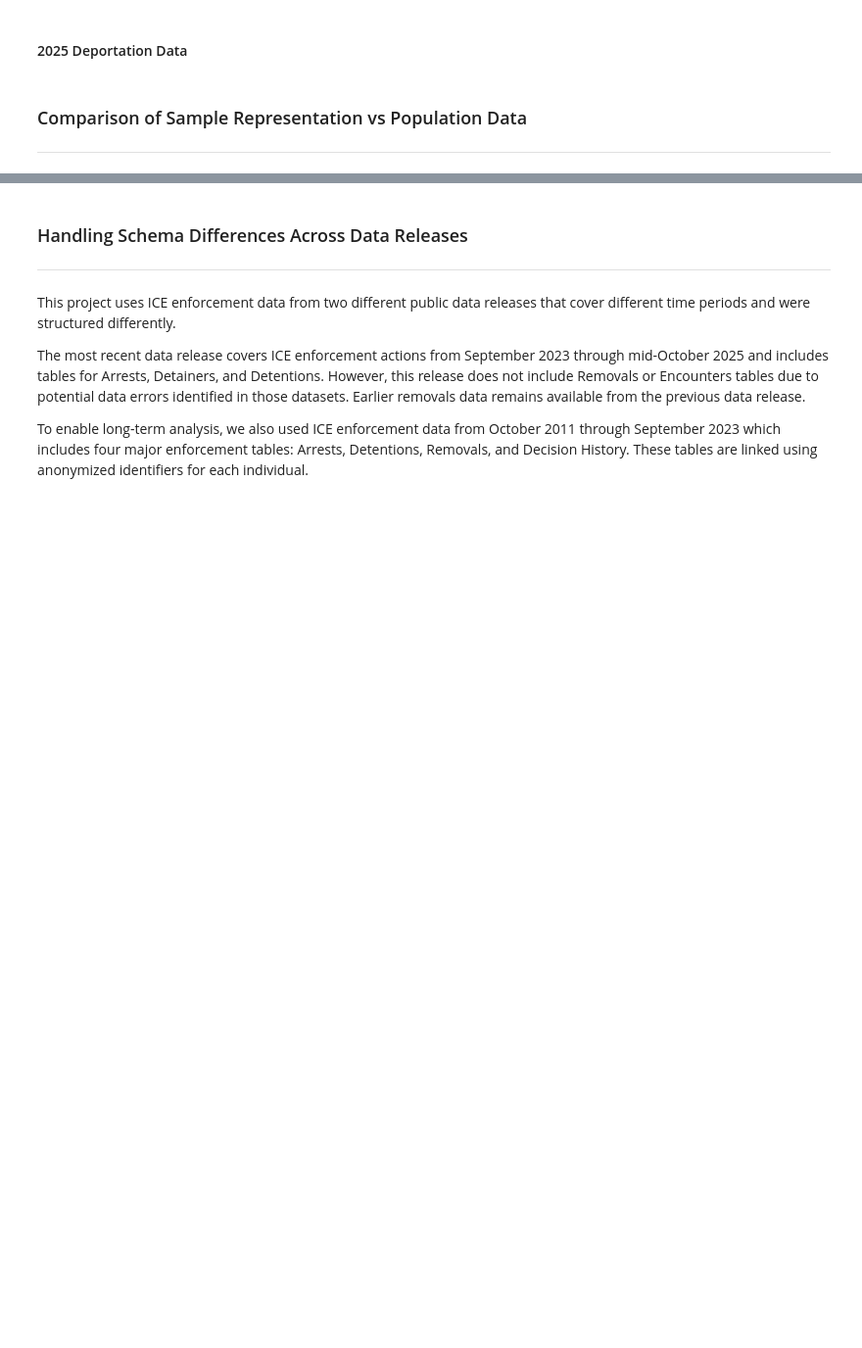
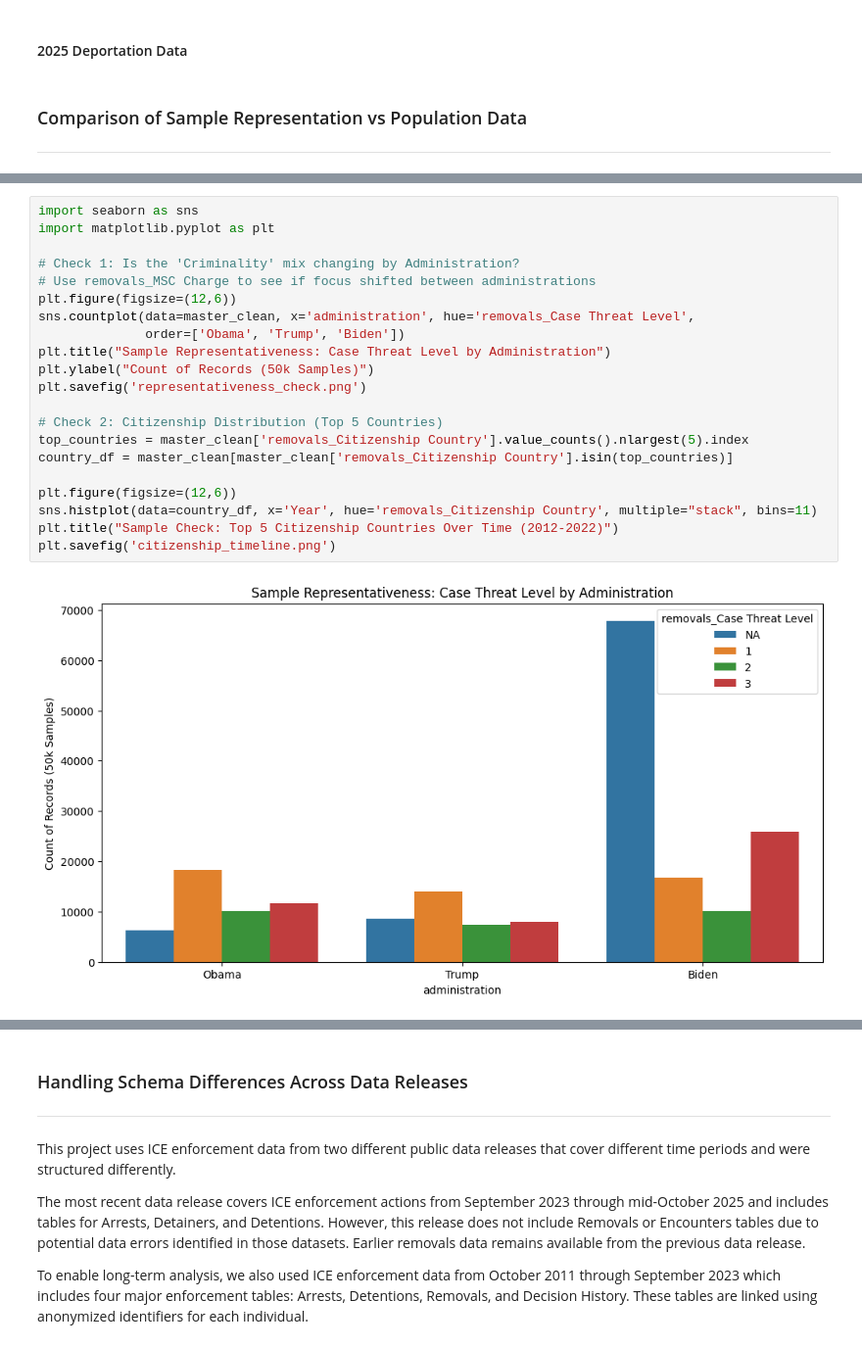
Before and after one commit to emilynnguyen1/ICE-Outcomes, a Jupyter notebook: notebooks/Cleaning-Data.ipynb, the cells around one changed output, grey strips where cells are left out. Shown at 98% size. Saved outputs shown, nothing was run; the diff lists cells and outputs as text; blank space fills up the shorter version.

Commit message:
Comparison of Sample Representation vs Population Data

```diff
--- a/notebooks/Cleaning-Data.ipynb
+++ b/notebooks/Cleaning-Data.ipynb
@@ -517,0 +563,23 @@ deportations_22.head()
+# %%
+import seaborn as sns
+import matplotlib.pyplot as plt
+
+# Check 1: Is the 'Criminality' mix changing by Administration?
+# Use removals_MSC Charge to see if focus shifted between administrations
+plt.figure(figsize=(12,6))
+sns.countplot(data=master_clean, x='administration', hue='removals_Case Threat Level',
+              order=['Obama', 'Trump', 'Biden'])
+plt.title("Sample Representativeness: Case Threat Level by Administration")
+plt.ylabel("Count of Records (50k Samples)")
+plt.savefig('representativeness_check.png')
+
+# Check 2: Citizenship Distribution (Top 5 Countries)
+top_countries = master_clean['removals_Citizenship Country'].value_counts().nlargest(5).index
+country_df = master_clean[master_clean['removals_Citizenship Country'].isin(top_countries)]
+
+plt.figure(figsize=(12,6))
+sns.histplot(data=country_df, x='Year', hue='removals_Citizenship Country', multiple="stack", bins=11)
+plt.title("Sample Check: Top 5 Citizenship Countries Over Time (2012-2022)")
+plt.savefig('citizenship_timeline.png')
+# %% [output]
+[figure, added]
```
Also changed, not shown: parts of 4 cells of this notebook.
